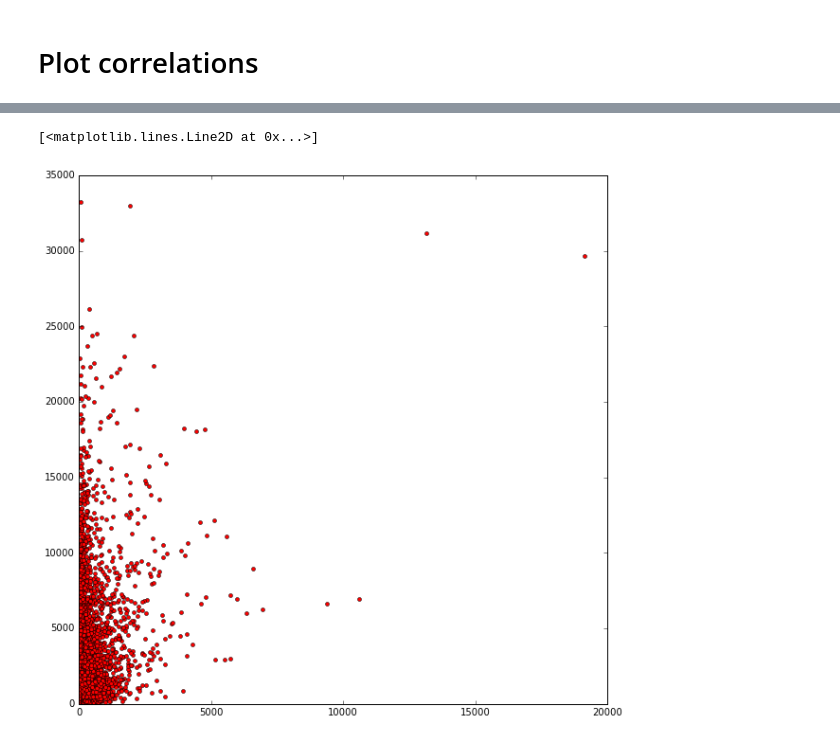
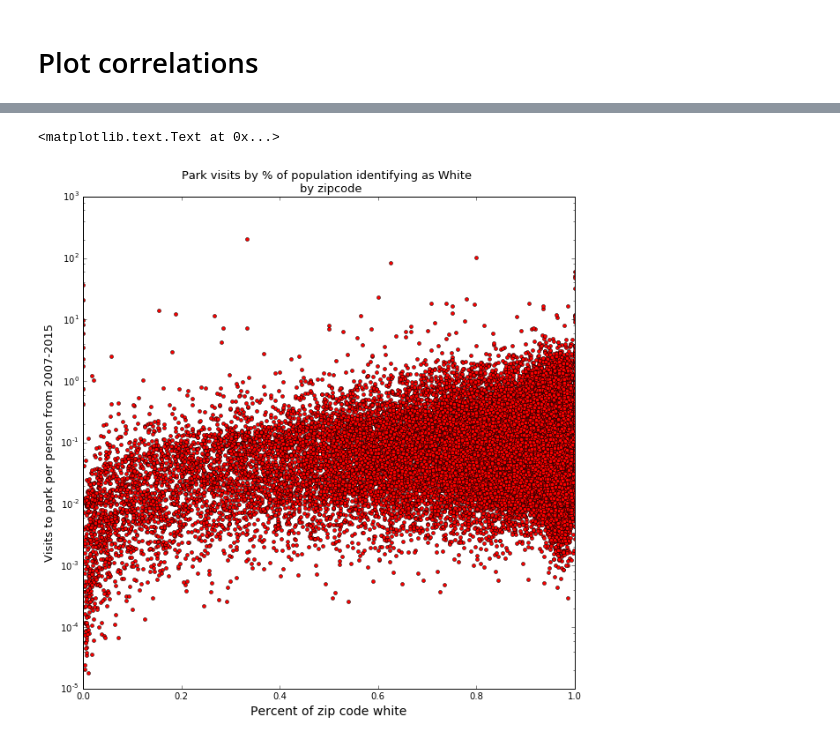
Before and after one commit to mrubash1/greenspace, a Jupyter notebook: python/geospatial_test/geo_test1_v1.ipynb, the cells around one changed output, grey strips where cells are left out. Cells and saved outputs as stored; diff of their text form; code cells hidden in the pictures.

```diff
--- a/python/geospatial_test/geo_test1_v1.ipynb
+++ b/python/geospatial_test/geo_test1_v1.ipynb
@@ -29,0 +24,12 @@ business_activity_with_zipcode_df=by_campground_df=pd.read_csv(file_location+fil
+# %%
+#Census Data
+file_location=github_folder+'raw_data/Dept_Interior_Data/'
+file_name='2010CensusPopulationData.csv'
+racial_info_df=pd.read_csv(file_location+file_name)
+
+file_location=github_folder+'raw_data/'
+file_name='aggregate_income.csv'
+income_df=pd.read_csv(file_location+file_name)
+
+file_name='education.csv'
+education_df=pd.read_csv(file_location+file_name)
@@ -32,6 +100,8 @@ business_activity_with_zipcode_df=by_campground_df=pd.read_csv(file_location+fil
 # %%
 #join the dataframes
 aggregate_df=pd.merge(zip_origin_df, racial_info_df, left_on = 'visitor_zip', right_on = 'Zip')
+aggregate_df=pd.merge(temp,income_df,left_on='visitor_zip',right_on='zip code tabulation area')
+aggregate_df.rename(columns={'Annual Aggregate Family Income': 'Annual_Aggregate_Family_Income'},inplace=True)
 # %% [markdown]
 # Create new columns
 # %%
@@ -97,3 +167,8 @@ print 'This %f should equal that %f'%\
      float(aggregate_df.iloc[[0]]['visits_RaceWhite']))
 # %% [output]
 This 0.060312 should equal that 0.060312
+# %%
+#scale the annual family aggregate income (which is per zip code)
+#to individual families
+aggregate_df['per_family_annual_income'] = pd.Series(
+    (aggregate_df.Annual_Aggregate_Family_Income / aggregate_df.Households))
@@ -146,7 +208,10 @@ Index([u'visitor_zip', u'visitorzip_lat', u'visitorzip_lon', u'qpartysize25',
-# %%
-%matplotlib inline
-plt.figure(figsize=(10,10))
-plt.plot(aggregate_df['visits_RaceBlack'], aggregate_df['visits_RaceWhite'],'ro',markersize = 4)
-# %% [output]
-[<matplotlib.lines.Line2D at 0x...>]
-[figure, removed]
+# %%
+%matplotlib inline
+plt.figure(figsize=(10,10))
+plt.semilogy(aggregate_df['PopulationRaceWhite'],aggregate_df['utilization_factor_unique_visit'],'ro',markersize = 4)
+plt.xlabel('Percent of zip code white',size=14)
+plt.ylabel('Visits to park per person from 2007-2015', size=13)
+plt.title('Park visits by % of population identifying as White \n by zipcode', size=13)
+# %% [output]
+<matplotlib.text.Text at 0x...>
+[figure, added]
```
Also changed, not shown: parts of 10 cells of this notebook.
